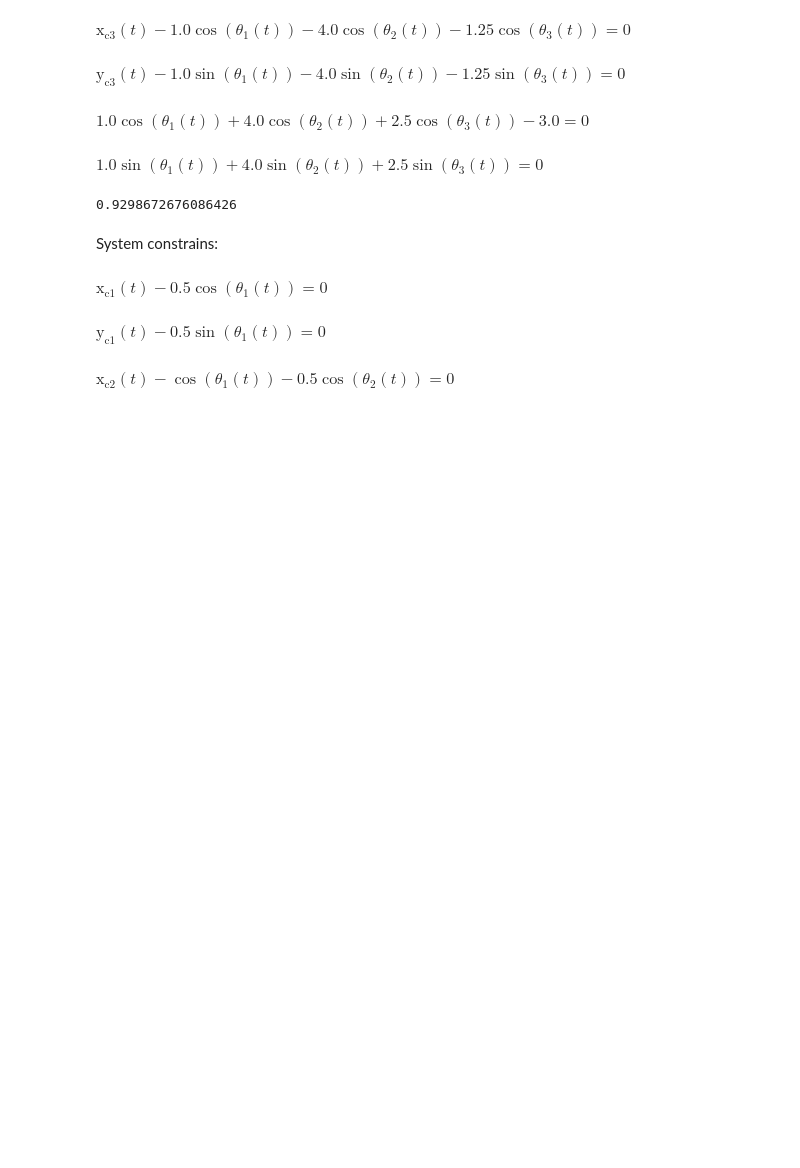
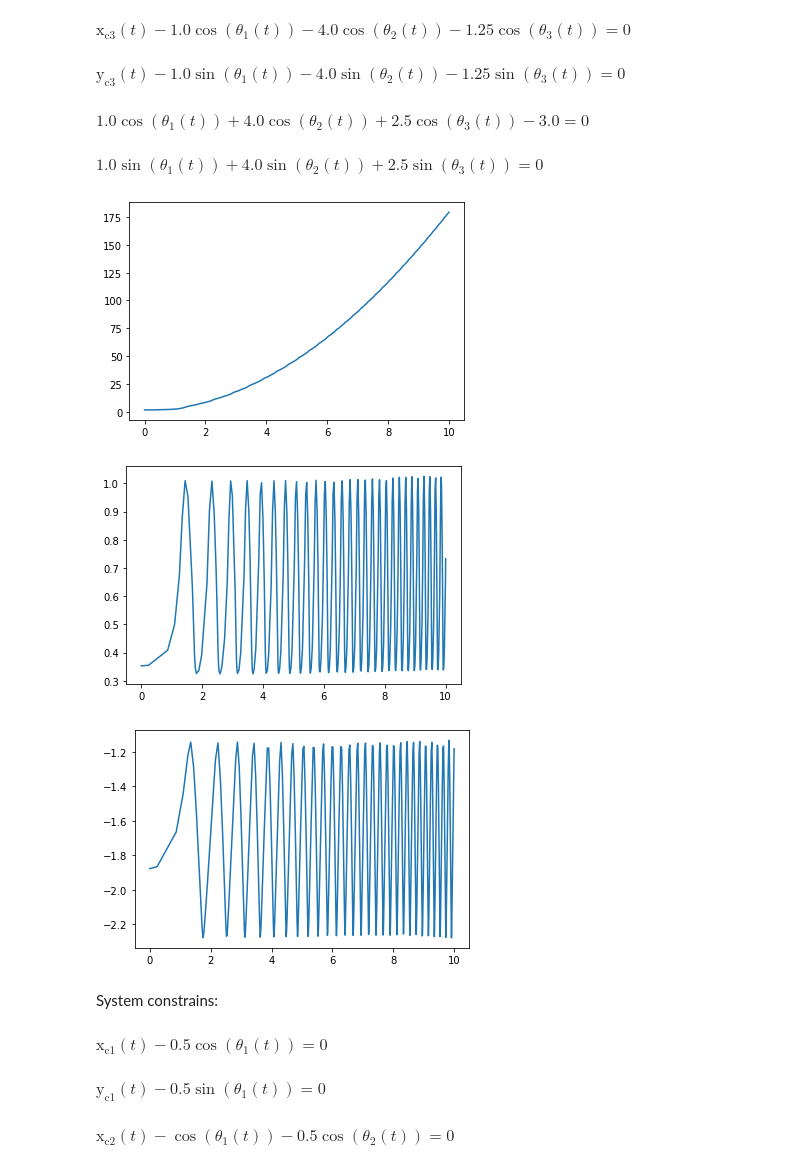
Before and after one commit to ylin62/Constrained-Forward-Dynamic-Simulation-of-Multi-Links, a Jupyter notebook: scripts/demo.ipynb, the cells around one changed output. Cells and saved outputs as stored; diff of their text form; code cells hidden in the pictures; blank space fills up the shorter version.

```diff
--- a/scripts/demo.ipynb
+++ b/scripts/demo.ipynb
@@ -21,3 +14,5 @@ Demo = ExplictModel(m=[1, 1, 1], l=[1, 4, 2.5, 3],
+# %%
+Demo = ExplictModel(m=[1, 1, 1], l=[1, 4, 2.5, 3], close_chain=True)
 # %%
 display(Markdown("System constrains:"))
 constrains = Demo.constrains()
@@ -33,10 +28,20 @@ $\displaystyle \operatorname{x_{c3}}{\left(t \right)} - 1.0 \cos{\left(\theta_{1
 $\displaystyle \operatorname{y_{c3}}{\left(t \right)} - 1.0 \sin{\left(\theta_{1}{\left(t \right)} \right)} - 4.0 \sin{\left(\theta_{2}{\left(t \right)} \right)} - 1.25 \sin{\left(\theta_{3}{\left(t \right)} \right)} = 0$
 $\displaystyle 1.0 \cos{\left(\theta_{1}{\left(t \right)} \right)} + 4.0 \cos{\left(\theta_{2}{\left(t \right)} \right)} + 2.5 \cos{\left(\theta_{3}{\left(t \right)} \right)} - 3.0 = 0$
 $\displaystyle 1.0 \sin{\left(\theta_{1}{\left(t \right)} \right)} + 4.0 \sin{\left(\theta_{2}{\left(t \right)} \right)} + 2.5 \sin{\left(\theta_{3}{\left(t \right)} \right)} = 0$
-# %%
-t0 = time.time()
-sol = solve_ivp(Demo.sim, [0, 10], y, method='RK23')
-print(time.time() - t0)
-# %% [output]
-0.9298672676086426
+# %%
+y = np.append([0, 0.5, np.pi/2, 1.8765, 1.692, 0.3533, 3.3765, 1.192, -1.8767], np.zeros(9))
+g = [0, -9.81, 0, 0, -9.81, 0, 0, -9.81, 0]
+f = [0, 0, 5, 0, 0, 0, 0, 0, 0]
+sol = solve_ivp(Demo.sim, [0, 10], y, method='DOP853', args=(f, g, None))
+plt.figure()
+plt.plot(sol.t, sol.y[2])
+plt.figure()
+plt.plot(sol.t, sol.y[5])
+plt.figure()
+plt.plot(sol.t, sol.y[8])
+plt.show()
+# %% [output]
+[figure, added]
+[figure, added]
+[figure, added]
 # %%
```
Also changed, not shown: parts of 4 cells of this notebook, 1 other file.
